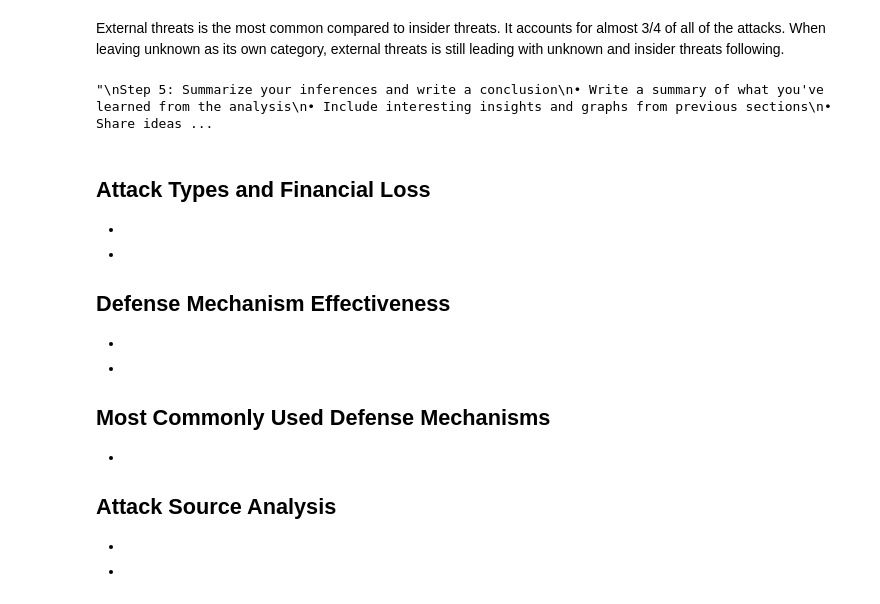
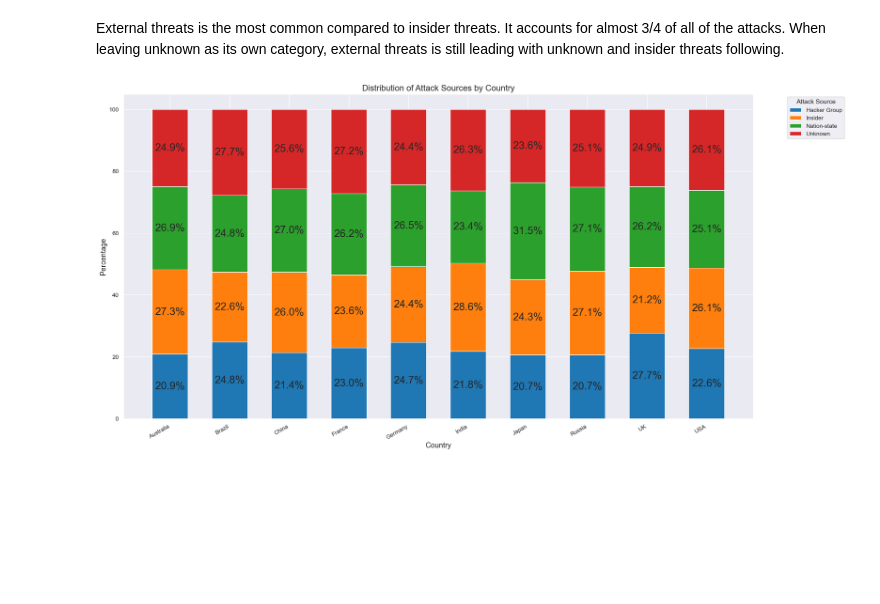
Before and after one commit to soObeibei/CPME255-CyberSecurity, a Jupyter notebook: project.ipynb, the cells around one changed output. Drawn from its saved outputs; the diff is of its cells as text; code cells hidden in the pictures; blank space fills up the shorter version.

Commit message:
added question 5, and quick step 5 summary

```diff
--- a/project.ipynb
+++ b/project.ipynb
@@ -663,29 +695,37 @@ External threats is the most common compared to insider threats. It accounts for
-# %%
-'''
-Step 5: Summarize your inferences and write a conclusion
-• Write a summary of what you've learned from the analysis
-• Include interesting insights and graphs from previous sections
-• Share ideas for future work
-• Share the links to resources used
-'''
-# %% [output]
-"\nStep 5: Summarize your inferences and write a conclusion\n• Write a summary of what you've learned from the analysis\n• Include interesting insights and graphs from previous sections\n• Share ideas ...
-# %% [markdown]
-Attack Types and Financial Loss
--
--
--
-
-Defense Mechanism Effectiveness
--
--
--
-
-Most Commonly Used Defense Mechanisms
--
--
-
-Attack Source Analysis
--
--
--
+# %%
+# Q5 Incident impact?
+attack_source_by_country = pd.crosstab(df['Country'], df['Attack Source'], normalize='index') * 100
+
+plt.figure(figsize=(20,10))
+bar_width = 0.6
+x = np.arange(len(attack_source_by_country.index))
+colors = ['#1f77b4', '#ff7f0e', '#2ca02c', '#d62728']
+
+bottoms = np.zeros(len(attack_source_by_country.index))
+
+for idx, category in enumerate(attack_source_by_country.columns):
+    heights = attack_source_by_country[category].values
+    bars = plt.bar(x, heights, bar_width, bottom=bottoms, label=category, color=colors[idx])
+
+    # Add labels (percentages) to each segment
+    for bar, height, bottom in zip(bars, heights, bottoms):
+        if height > 0:  # Avoid labeling zero-height bars
+            plt.text(
+                bar.get_x() + bar.get_width()/2,
+                bottom + height/2,
+                f"{height:.1f}%",
+                ha='center', va='center', fontsize=20
+            )
+
+    bottoms += heights  # Update bottoms for next stack
+
+plt.xticks(x, attack_source_by_country.index, rotation=30, ha='right')
+plt.title('Distribution of Attack Sources by Country', fontsize=16)
+plt.xlabel('Country', fontsize=14)
+plt.ylabel('Percentage', fontsize=14)
+plt.legend(title='Attack Source', bbox_to_anchor=(1.05, 1), loc='upper left')
+
+plt.tight_layout()
+plt.show()
+# %% [output]
+[figure, added]
```
Also changed, not shown: parts of 6 cells of this notebook.
